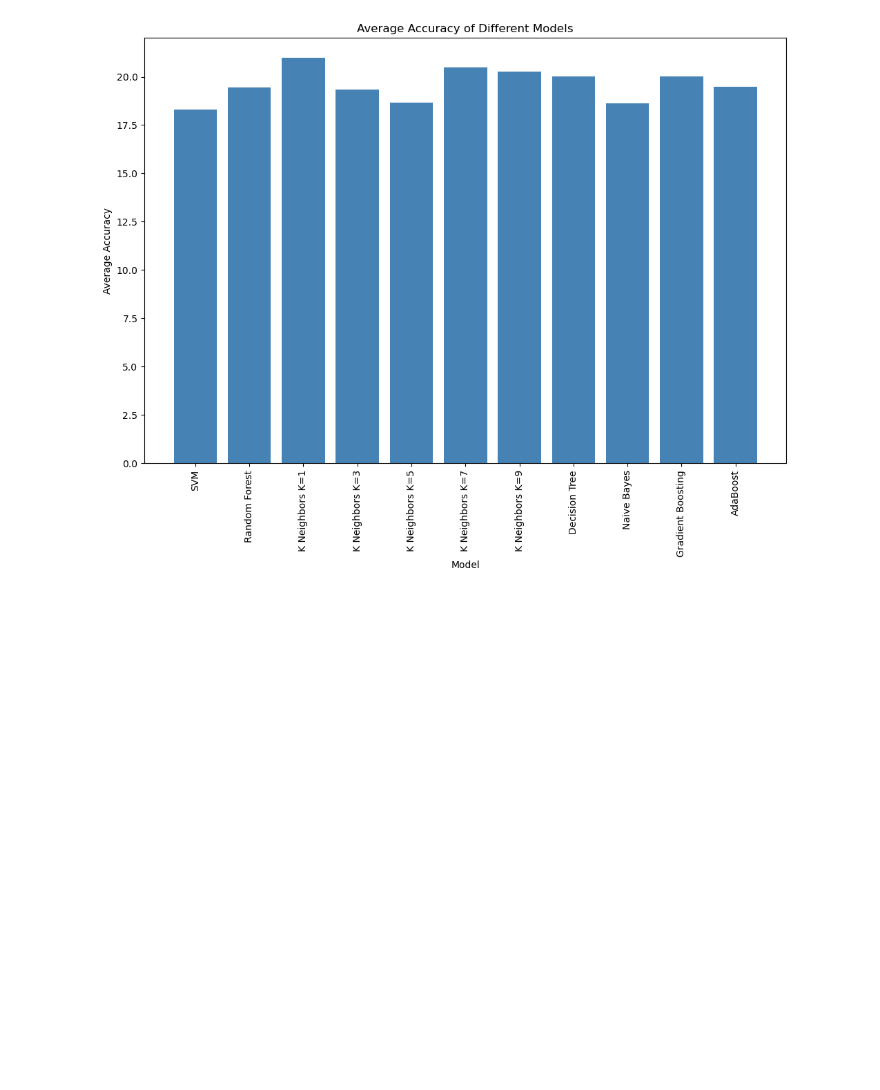
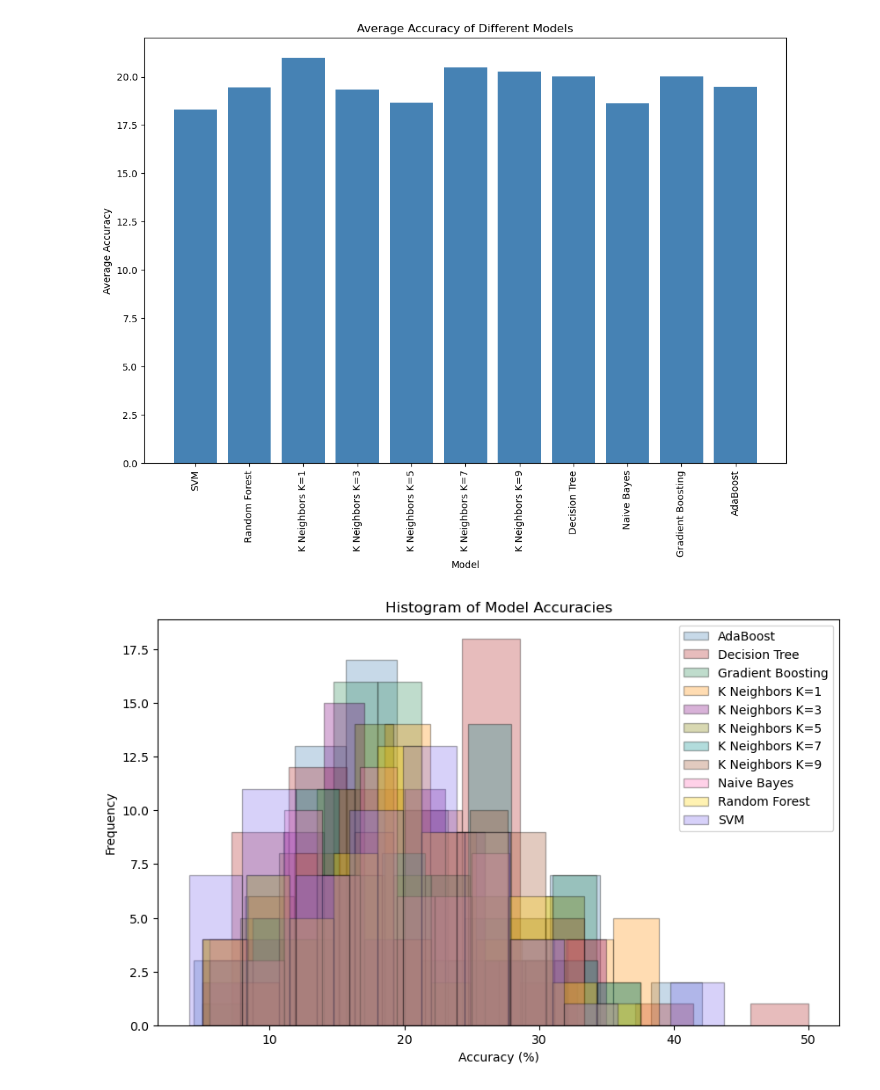
Before and after one commit to DotSumWedge/SurvivorAnalysis, a Jupyter notebook: ModelAnalysis.ipynb, the cells around one changed output. Saved outputs shown, nothing was run; the diff lists cells and outputs as text; code cells hidden in the pictures; blank space fills up the shorter version.

Commit message:
Added model analysis visualizations

```diff
--- a/ModelAnalysis.ipynb
+++ b/ModelAnalysis.ipynb
@@ -50,3 +53,26 @@ plt.xticks(rotation='vertical')
 plt.show()
 # %% [output]
 [figure]
+# %%
+# Set up the figure and axis
+fig, ax = plt.subplots(figsize=(10,6))
+
+# Define a list of colors for visualization
+colors = ['steelblue', 'firebrick', 'seagreen', 'darkorange', 'purple', 'olive', 'darkcyan', 'sienna', 'hotpink', 'gold', 'mediumslateblue']
+
+# Plot histogram for each model
+for (model_name, df), color in zip(dataframes.items(), colors):
+    plt.hist(df['Accuracy'], bins=10, edgecolor='black', alpha=0.3, label=model_name, color=color)
+
+# Set title and labels
+plt.title('Histogram of Model Accuracies')
+plt.xlabel('Accuracy (%)')
+plt.ylabel('Frequency')
+
+# Add a legend
+plt.legend()
+
+# Show the plot
+plt.show()
+# %% [output]
+[figure, added]
```
Also changed, not shown: parts of 2 cells of this notebook.
